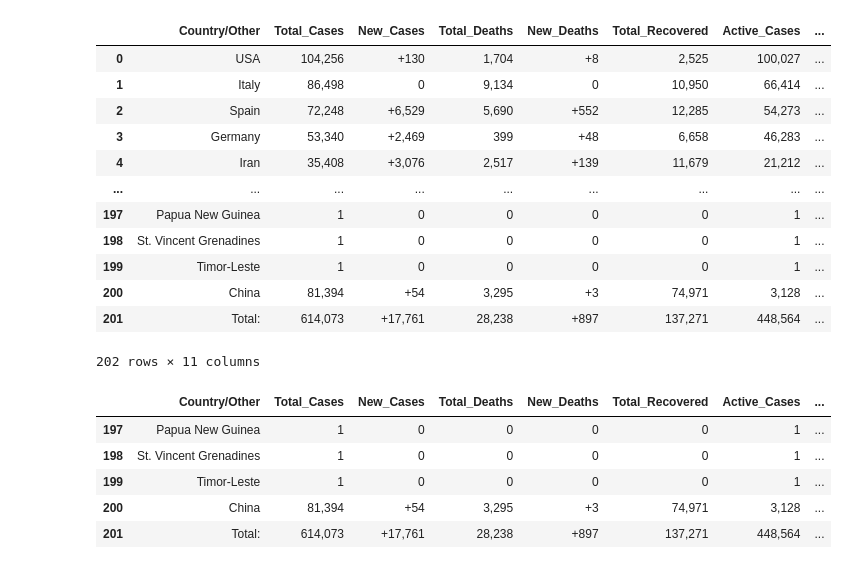
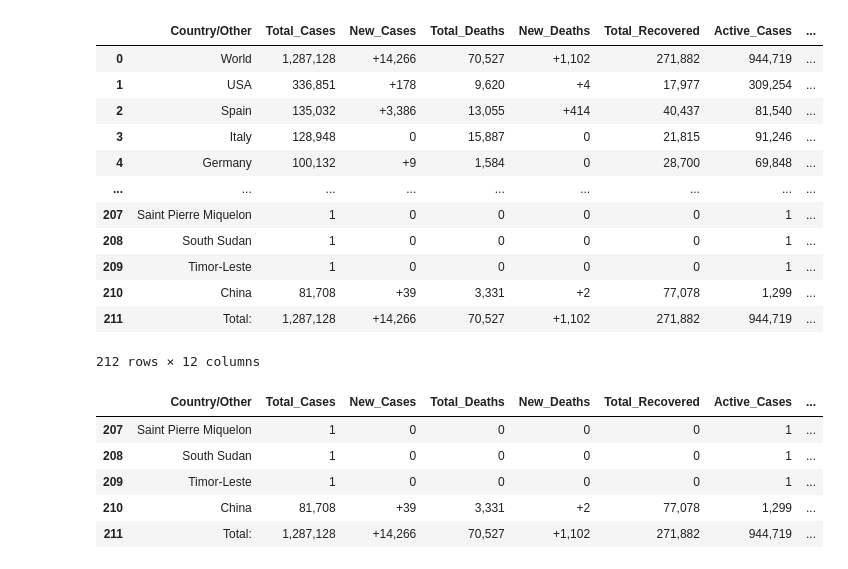
Before and after one commit to aj7amigo/COVID-19, a Jupyter notebook: python_scripts/COVID19_data_analyzer.ipynb, the cells around one changed output. Saved outputs shown, nothing was run; the diff lists cells and outputs as text; code cells hidden in the pictures.

```diff
--- a/python_scripts/COVID19_data_analyzer.ipynb
+++ b/python_scripts/COVID19_data_analyzer.ipynb
@@ -51,37 +51,38 @@ print(total_row)
 # %%
 #convert data into a pandas data frame and insert headers
-df = pd.DataFrame(covid19_data, columns = ['Country/Other', 'Total_Cases', 'New_Cases', 'Total_Deaths', 'New_Deaths', 'Total_Recovered', 'Active_Cases', 'Serious/Critical', 'Cases_per_1M', 'Deaths_per_1M', 'First_Case_Date'])
+df = pd.DataFrame(covid19_data, columns = ['Country/Other', 'Total_Cases', 'New_Cases', 'Total_Deaths', 'New_Deaths', 'Total_Recovered', 'Active_Cases', 'Serious/Critical', 'Cases_per_1M', 'Deaths_per_1M', 'Total_Tests', 'Test_per_1M'])
+#df = pd.DataFrame(covid19_data, columns = ['Country/Other', 'Total_Cases', 'New_Cases', 'Total_Deaths', 'New_Deaths', 'Total_Recovered', 'Active_Cases', 'Serious/Critical', 'Cases_per_1M', 'Deaths_per_1M'])
 
 df.replace('', 0, inplace=True)  #replace all empty string with 0 (all except Total_Deaths)
 df.replace(' ', 0, inplace=True) #replace  strings with just space with 0 (Total_Deaths)
 #df.replace(np.nan, 0, inplace=True) #replace  nan with 0
 
 df
 # %% [output]
 |  | Country/Other | Total_Cases | New_Cases | Total_Deaths | New_Deaths | Total_Recovered | Active_Cases | ... |
-| 0 | USA | 104,256 | +130 | 1,704 | +8 | 2,525 | 100,027 | ... |
-| 1 | Italy | 86,498 | 0 | 9,134 | 0 | 10,950 | 66,414 | ... |
-| 2 | Spain | 72,248 | +6,529 | 5,690 | +552 | 12,285 | 54,273 | ... |
-| 3 | Germany | 53,340 | +2,469 | 399 | +48 | 6,658 | 46,283 | ... |
-| 4 | Iran | 35,408 | +3,076 | 2,517 | +139 | 11,679 | 21,212 | ... |
+| 0 | World | 1,287,128 | +14,266 | 70,527 | +1,102 | 271,882 | 944,719 | ... |
+| 1 | USA | 336,851 | +178 | 9,620 | +4 | 17,977 | 309,254 | ... |
+| 2 | Spain | 135,032 | +3,386 | 13,055 | +414 | 40,437 | 81,540 | ... |
+| 3 | Italy | 128,948 | 0 | 15,887 | 0 | 21,815 | 91,246 | ... |
+| 4 | Germany | 100,132 | +9 | 1,584 | 0 | 28,700 | 69,848 | ... |
 | ... | ... | ... | ... | ... | ... | ... | ... | ... |
-| 197 | Papua New Guinea | 1 | 0 | 0 | 0 | 0 | 1 | ... |
-| 198 | St. Vincent Grenadines | 1 | 0 | 0 | 0 | 0 | 1 | ... |
-| 199 | Timor-Leste | 1 | 0 | 0 | 0 | 0 | 1 | ... |
-| 200 | China | 81,394 | +54 | 3,295 | +3 | 74,971 | 3,128 | ... |
-| 201 | Total: | 614,073 | +17,761 | 28,238 | +897 | 137,271 | 448,564 | ... |
+| 207 | Saint Pierre Miquelon | 1 | 0 | 0 | 0 | 0 | 1 | ... |
+| 208 | South Sudan | 1 | 0 | 0 | 0 | 0 | 1 | ... |
+| 209 | Timor-Leste | 1 | 0 | 0 | 0 | 0 | 1 | ... |
+| 210 | China | 81,708 | +39 | 3,331 | +2 | 77,078 | 1,299 | ... |
+| 211 | Total: | 1,287,128 | +14,266 | 70,527 | +1,102 | 271,882 | 944,719 | ... |
-202 rows × 11 columns
+212 rows × 12 columns
 # %%
-df = df.drop(columns=['First_Case_Date']) #dropping 'First_Case_Date' column as it is not used later
+df = df.drop(columns=['Total_Tests', 'Test_per_1M']) #dropping last two column as it is not used later
 
 df.tail()
 # %% [output]
 |  | Country/Other | Total_Cases | New_Cases | Total_Deaths | New_Deaths | Total_Recovered | Active_Cases | ... |
-| 197 | Papua New Guinea | 1 | 0 | 0 | 0 | 0 | 1 | ... |
-| 198 | St. Vincent Grenadines | 1 | 0 | 0 | 0 | 0 | 1 | ... |
-| 199 | Timor-Leste | 1 | 0 | 0 | 0 | 0 | 1 | ... |
-| 200 | China | 81,394 | +54 | 3,295 | +3 | 74,971 | 3,128 | ... |
-| 201 | Total: | 614,073 | +17,761 | 28,238 | +897 | 137,271 | 448,564 | ... |
+| 207 | Saint Pierre Miquelon | 1 | 0 | 0 | 0 | 0 | 1 | ... |
+| 208 | South Sudan | 1 | 0 | 0 | 0 | 0 | 1 | ... |
+| 209 | Timor-Leste | 1 | 0 | 0 | 0 | 0 | 1 | ... |
+| 210 | China | 81,708 | +39 | 3,331 | +2 | 77,078 | 1,299 | ... |
+| 211 | Total: | 1,287,128 | +14,266 | 70,527 | +1,102 | 271,882 | 944,719 | ... |
 # %%
 #convert object types to float 64 type to plot graphs
 df['Total_Cases'] = df['Total_Cases'].str.replace(',','').astype(np.float64)
```
Also changed, not shown: parts of 4 cells of this notebook.
